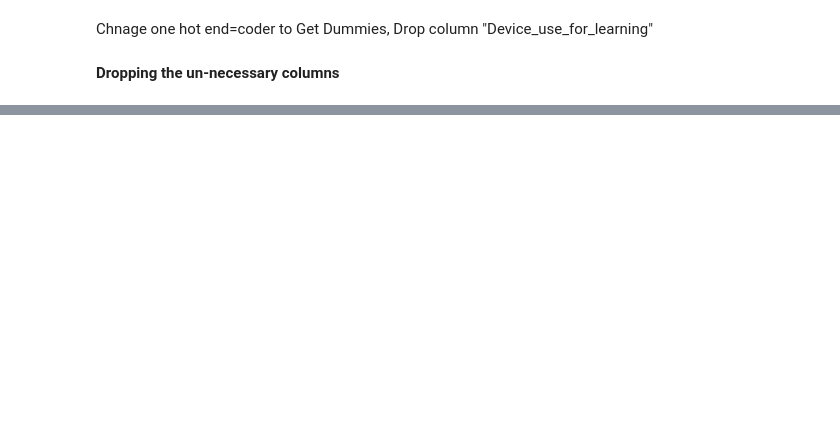
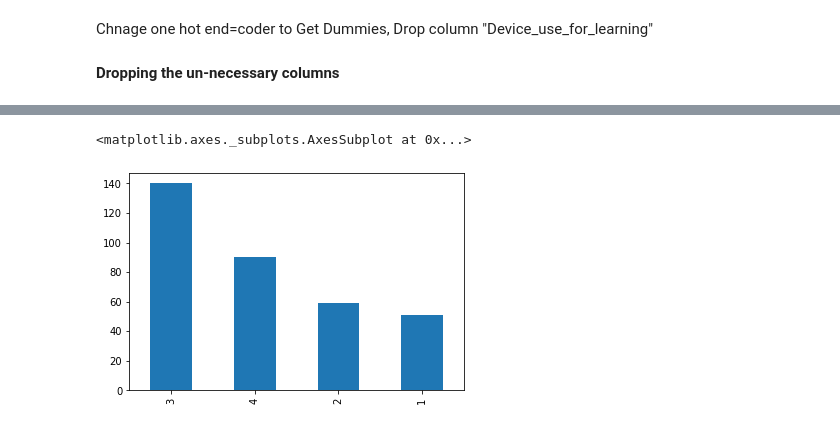
Before and after one commit to IbrahimKhan77/my_data, a Jupyter notebook: Main_v2.ipynb, the cells around one changed output, grey strips where cells are left out. Saved outputs shown, nothing was run; the diff lists cells and outputs as text; code cells hidden in the pictures; blank space fills up the shorter version.

```diff
--- a/Main_v2.ipynb
+++ b/Main_v2.ipynb
@@ -292,0 +389,6 @@ sns.pairplot(df2)
+# %%
+# checking the proposition of students of different years in Train data
+train_set["Year_of_study"].value_counts().plot(kind="bar")
+# %% [output]
+<matplotlib.axes._subplots.AxesSubplot at 0x...>
+[figure, added]
```
Also changed, not shown: parts of 51 cells of this notebook.
